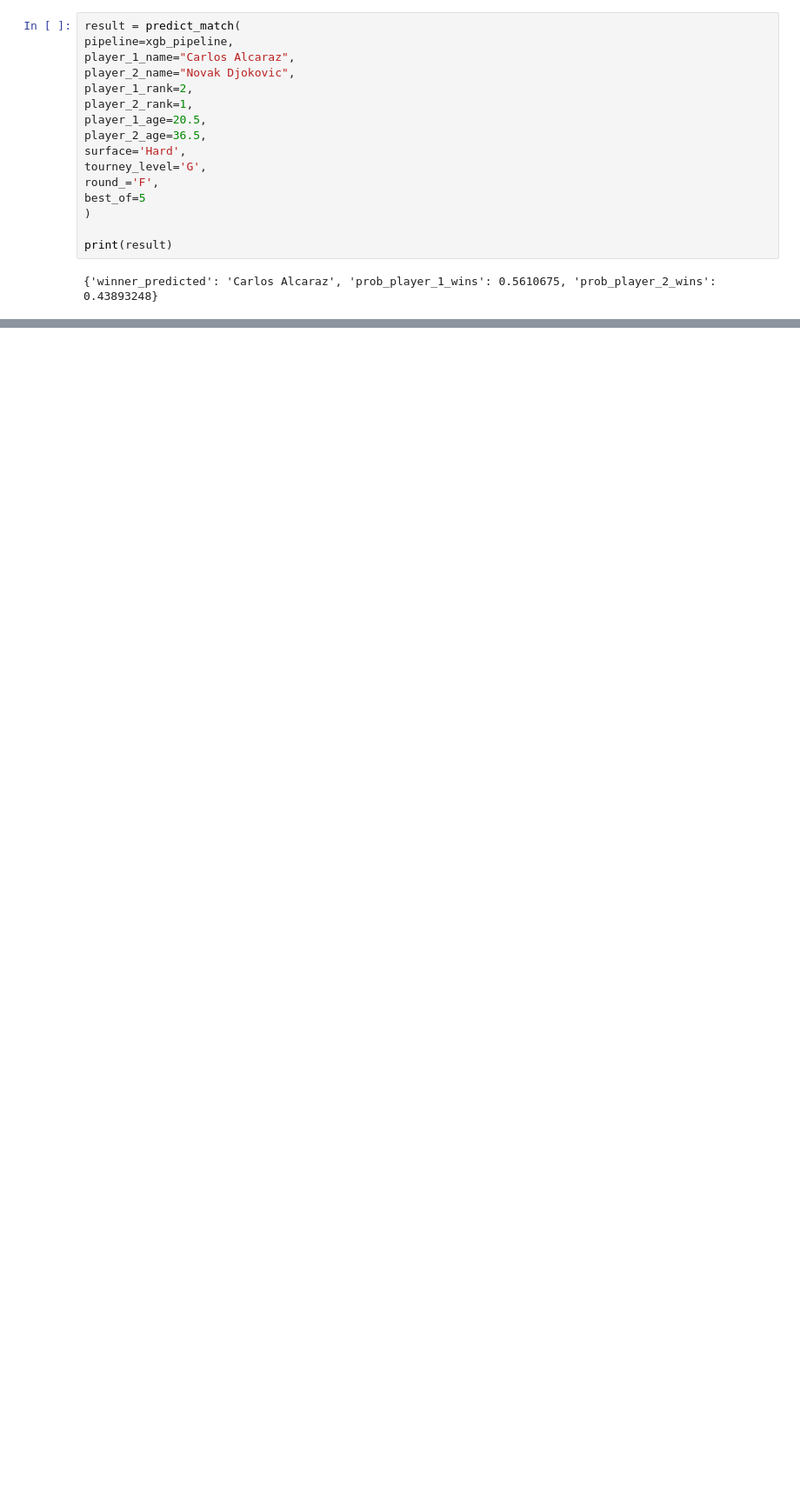
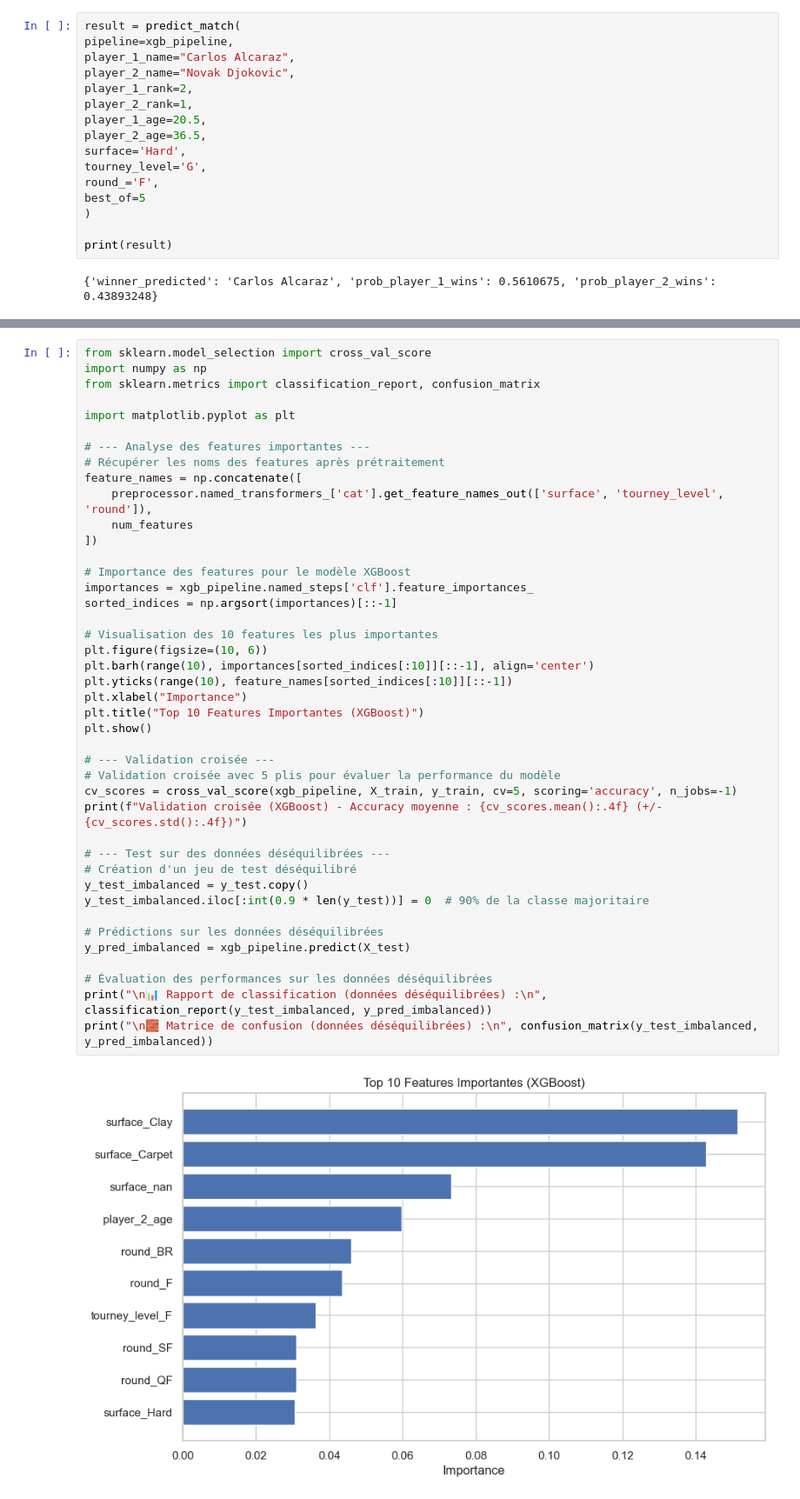
Before and after one commit to EyalT5/albert-ml-project, a Jupyter notebook: notebooks/scrapp.ipynb, the cells around one changed output, grey strips where cells are left out. Shown at 87% size. Drawn from its saved outputs; the diff is of its cells as text; blank space fills up the shorter version.

```diff
--- a/notebooks/scrapp.ipynb
+++ b/notebooks/scrapp.ipynb
@@ -1237,0 +1276,44 @@ print(result)
+# %%
+from sklearn.model_selection import cross_val_score
+import numpy as np
+from sklearn.metrics import classification_report, confusion_matrix
+
+import matplotlib.pyplot as plt
+
+# --- Analyse des features importantes ---
+# Récupérer les noms des features après prétraitement
+feature_names = np.concatenate([
+    preprocessor.named_transformers_['cat'].get_feature_names_out(['surface', 'tourney_level', 'round']),
+    num_features
+])
+
+# Importance des features pour le modèle XGBoost
+importances = xgb_pipeline.named_steps['clf'].feature_importances_
+sorted_indices = np.argsort(importances)[::-1]
+
+# Visualisation des 10 features les plus importantes
+plt.figure(figsize=(10, 6))
+plt.barh(range(10), importances[sorted_indices[:10]][::-1], align='center')
+plt.yticks(range(10), feature_names[sorted_indices[:10]][::-1])
+plt.xlabel("Importance")
+plt.title("Top 10 Features Importantes (XGBoost)")
+plt.show()
+
+# --- Validation croisée ---
+# Validation croisée avec 5 plis pour évaluer la performance du modèle
+cv_scores = cross_val_score(xgb_pipeline, X_train, y_train, cv=5, scoring='accuracy', n_jobs=-1)
+print(f"Validation croisée (XGBoost) - Accuracy moyenne : {cv_scores.mean():.4f} (+/- {cv_scores.std():.4f})")
+
+# --- Test sur des données déséquilibrées ---
+# Création d'un jeu de test déséquilibré
+y_test_imbalanced = y_test.copy()
+y_test_imbalanced.iloc[:int(0.9 * len(y_test))] = 0  # 90% de la classe majoritaire
+
+# Prédictions sur les données déséquilibrées
+y_pred_imbalanced = xgb_pipeline.predict(X_test)
+
+# Évaluation des performances sur les données déséquilibrées
+print("\n📊 Rapport de classification (données déséquilibrées) :\n", classification_report(y_test_imbalanced, y_pred_imbalanced))
+print("\n🧱 Matrice de confusion (données déséquilibrées) :\n", confusion_matrix(y_test_imbalanced, y_pred_imbalanced))
+# %% [output]
+[figure, added]
```
Also changed, not shown: parts of 16 cells of this notebook.
